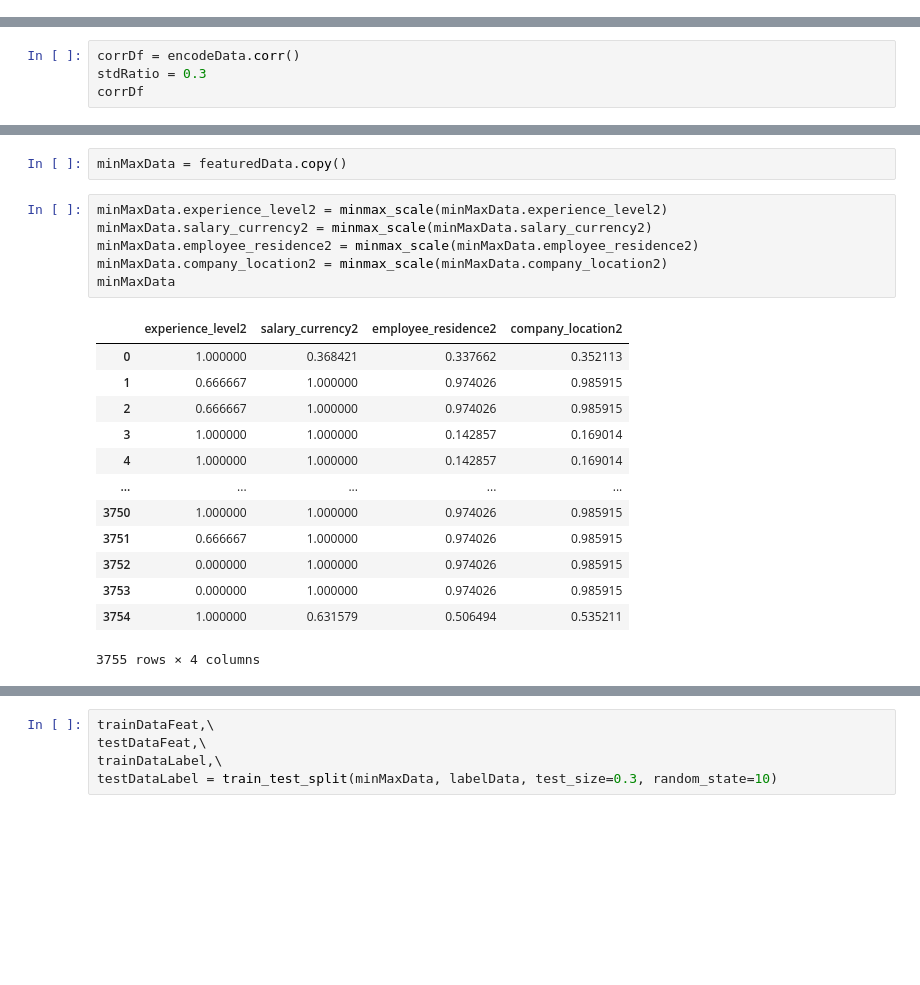
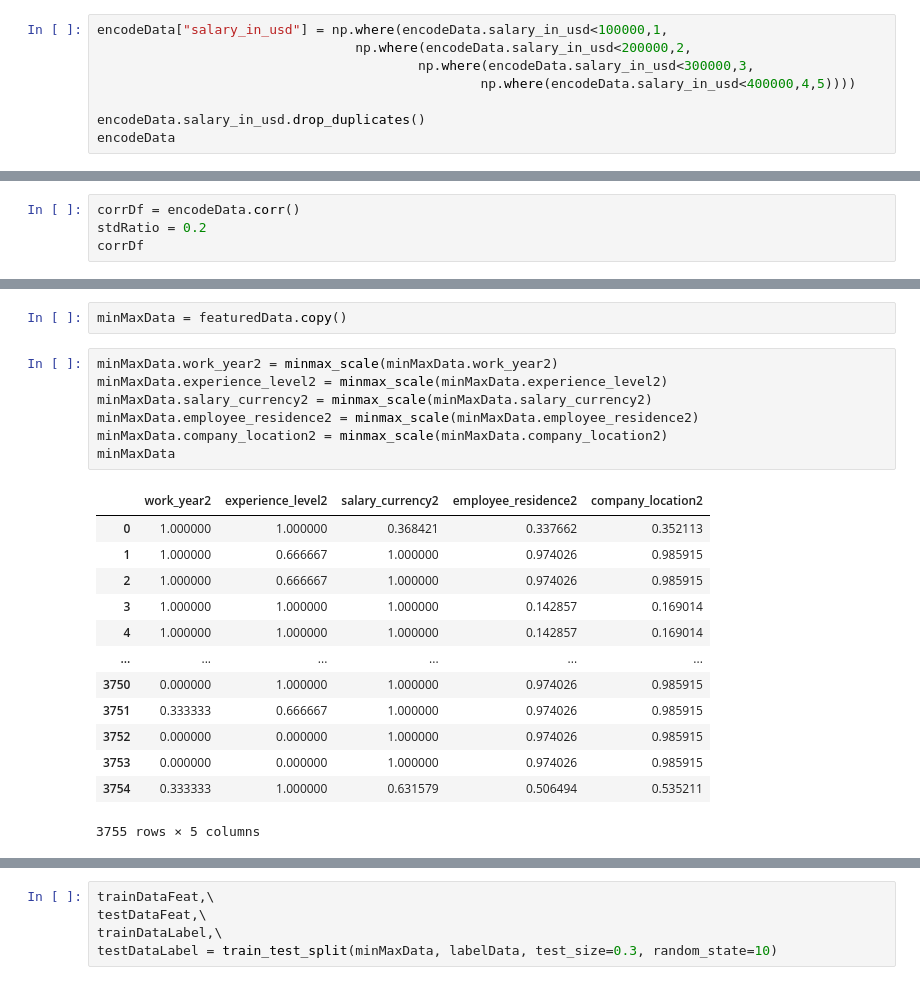
Before and after one commit to GitHayang/python, a Jupyter notebook: keggle/국가별 임금/kegg.ipynb, the cells around one changed output, grey strips where cells are left out. Cells and saved outputs as stored; diff of their text form; blank space fills up the shorter version.

```diff
--- a/keggl/국가별 임금/kegg.ipynb
+++ b/keggle/국가별 임금/kegg.ipynb
@@ -73,0 +65,8 @@ encodeData
+# %%
+encodeData["salary_in_usd"] = np.where(encodeData.salary_in_usd<100000,1,
+                                 np.where(encodeData.salary_in_usd<200000,2,
+                                         np.where(encodeData.salary_in_usd<300000,3,
+                                                 np.where(encodeData.salary_in_usd<400000,4,5))))
+
+encodeData.salary_in_usd.drop_duplicates()
+encodeData
@@ -74,6 +87,6 @@ encodeData
 # %%
 corrDf = encodeData.corr()
-stdRatio = 0.3
+stdRatio = 0.2
 corrDf
 # %% [output]
 |  | salary | salary_in_usd | remote_ratio | work_year2 | experience_level2 | employment_type2 | job_title2 | ... |
@@ -118,23 +132,24 @@ featuredData
 # %%
 minMaxData = featuredData.copy()
 # %%
+minMaxData.work_year2 = minmax_scale(minMaxData.work_year2)
 minMaxData.experience_level2 = minmax_scale(minMaxData.experience_level2)
 minMaxData.salary_currency2 = minmax_scale(minMaxData.salary_currency2)
 minMaxData.employee_residence2 = minmax_scale(minMaxData.employee_residence2)
 minMaxData.company_location2 = minmax_scale(minMaxData.company_location2)
 minMaxData
 # %% [output]
-|  | experience_level2 | salary_currency2 | employee_residence2 | company_location2 |
-| 0 | 1.000000 | 0.368421 | 0.337662 | 0.352113 |
-| 1 | 0.666667 | 1.000000 | 0.974026 | 0.985915 |
-| 2 | 0.666667 | 1.000000 | 0.974026 | 0.985915 |
-| 3 | 1.000000 | 1.000000 | 0.142857 | 0.169014 |
-| 4 | 1.000000 | 1.000000 | 0.142857 | 0.169014 |
-| ... | ... | ... | ... | ... |
-| 3750 | 1.000000 | 1.000000 | 0.974026 | 0.985915 |
-| 3751 | 0.666667 | 1.000000 | 0.974026 | 0.985915 |
-| 3752 | 0.000000 | 1.000000 | 0.974026 | 0.985915 |
-| 3753 | 0.000000 | 1.000000 | 0.974026 | 0.985915 |
-| 3754 | 1.000000 | 0.631579 | 0.506494 | 0.535211 |
+|  | work_year2 | experience_level2 | salary_currency2 | employee_residence2 | company_location2 |
+| 0 | 1.000000 | 1.000000 | 0.368421 | 0.337662 | 0.352113 |
+| 1 | 1.000000 | 0.666667 | 1.000000 | 0.974026 | 0.985915 |
+| 2 | 1.000000 | 0.666667 | 1.000000 | 0.974026 | 0.985915 |
+| 3 | 1.000000 | 1.000000 | 1.000000 | 0.142857 | 0.169014 |
+| 4 | 1.000000 | 1.000000 | 1.000000 | 0.142857 | 0.169014 |
+| ... | ... | ... | ... | ... | ... |
+| 3750 | 0.000000 | 1.000000 | 1.000000 | 0.974026 | 0.985915 |
+| 3751 | 0.333333 | 0.666667 | 1.000000 | 0.974026 | 0.985915 |
+| 3752 | 0.000000 | 0.000000 | 1.000000 | 0.974026 | 0.985915 |
+| 3753 | 0.000000 | 0.000000 | 1.000000 | 0.974026 | 0.985915 |
+| 3754 | 0.333333 | 1.000000 | 0.631579 | 0.506494 | 0.535211 |
-3755 rows × 4 columns
+3755 rows × 5 columns
 # %%
```
Also changed, not shown: parts of 33 cells of this notebook, 1 other file.
